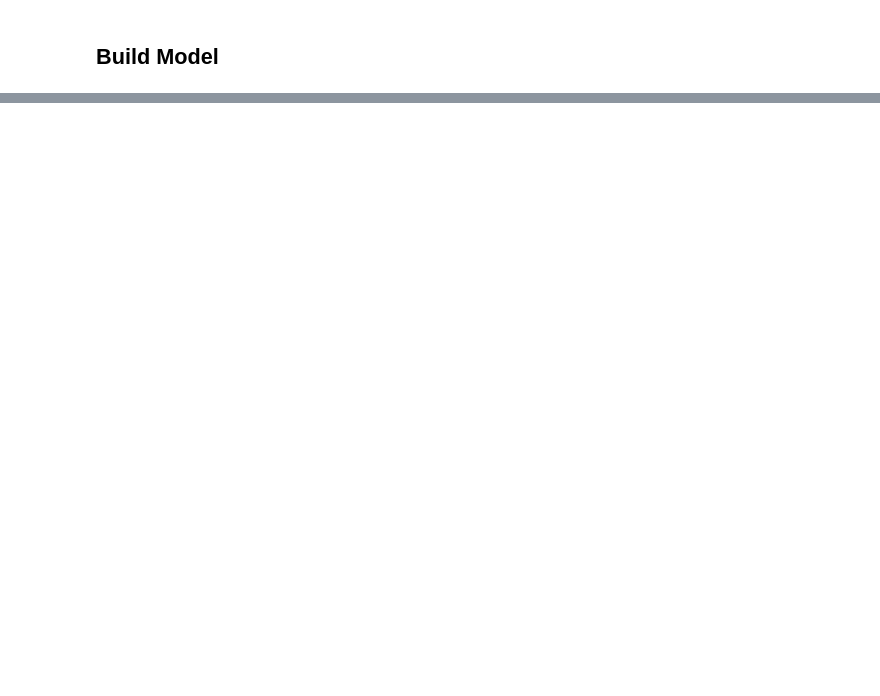
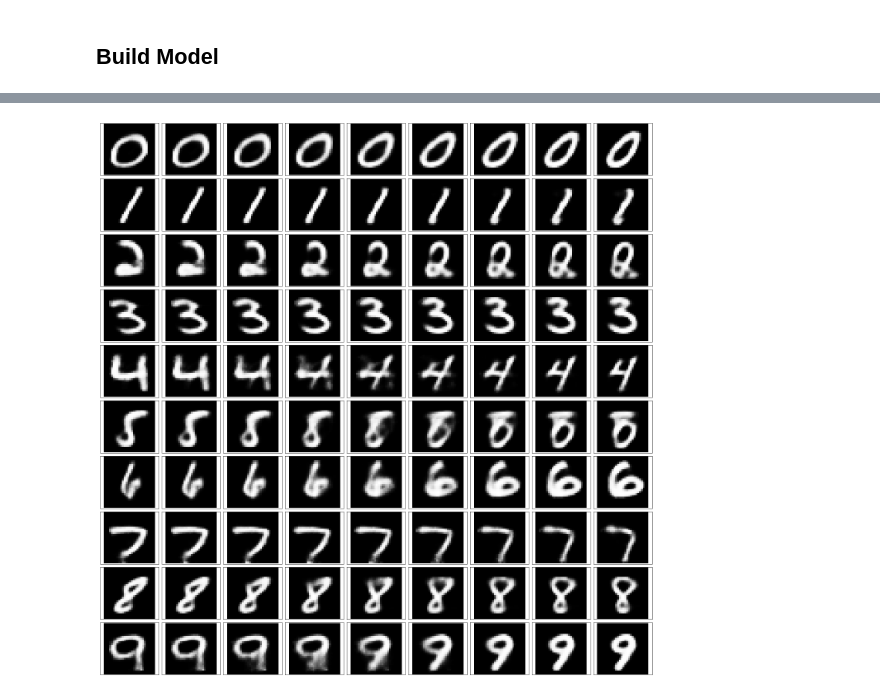
Before and after one commit to geesimon/cs498, a Jupyter notebook: hw10/hw10.ipynb, the cells around one changed output, grey strips where cells are left out. Cells and saved outputs as stored; diff of their text form; code cells hidden in the pictures; blank space fills up the shorter version.

```diff
--- a/hw10/hw10.ipynb
+++ b/hw10/hw10.ipynb
@@ -321,0 +320,4 @@ array([[ 1.  ,  2.  ],
+# %%
+plot_image(diff_images.reshape(10,9,-1))
+# %% [output]
+[figure, added]
```
Also changed, not shown: parts of 10 cells of this notebook, 2 other files.
